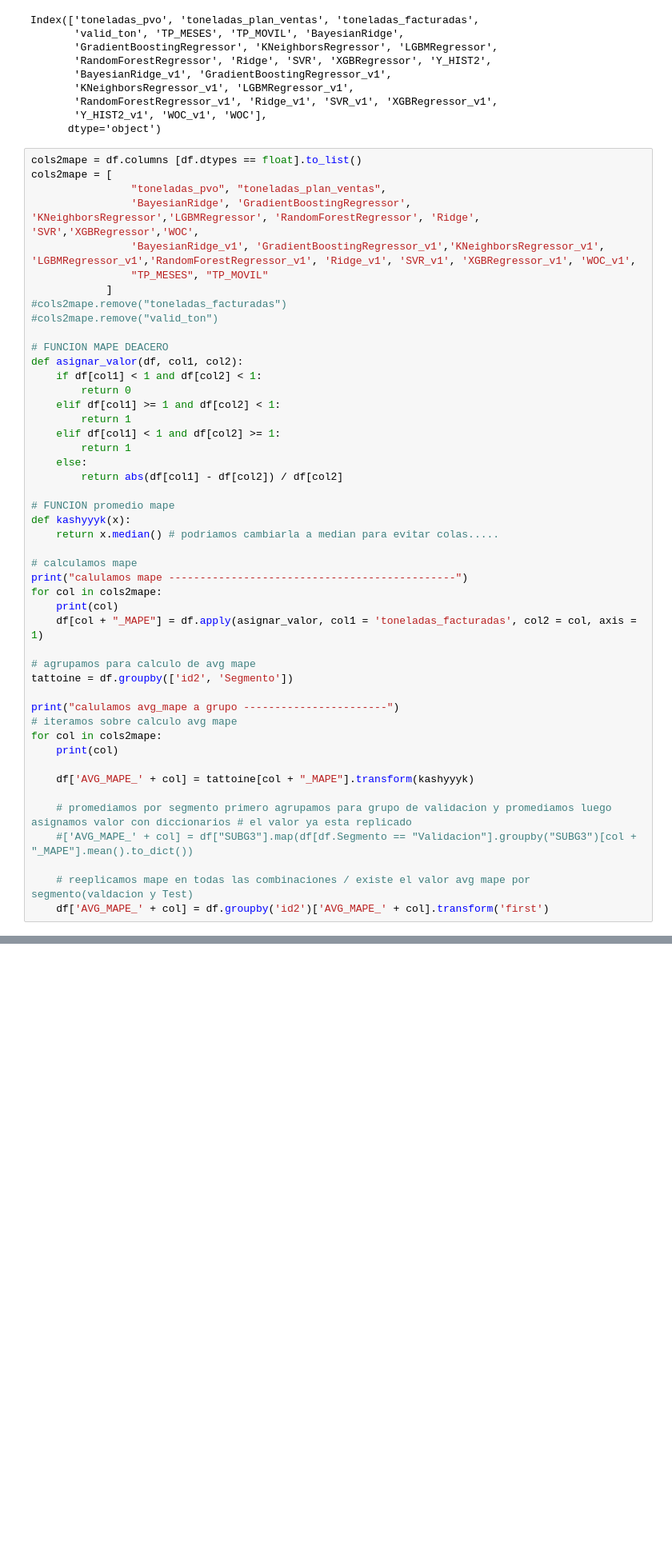
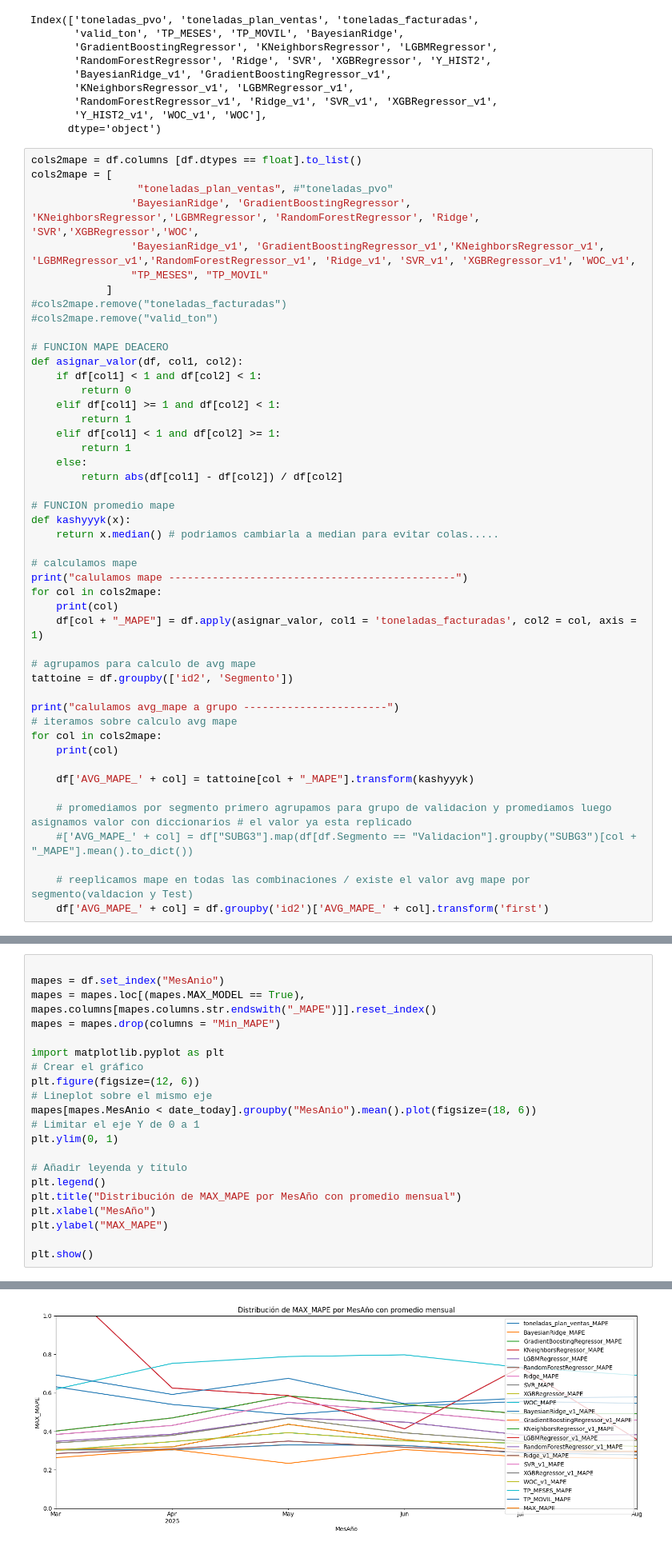
Before and after one commit to adojedar/demanda2, a Jupyter notebook: POP_BQ.ipynb, the cells around one changed output, grey strips where cells are left out. Shown: that part at 80% size. Drawn from its saved outputs; the diff is of its cells as text; blank space fills up the shorter version.

```diff
--- a/POP_BQ.ipynb
+++ b/POP_BQ.ipynb
@@ -350,7 +337,7 @@ Index(['toneladas_pvo', 'toneladas_plan_ventas', 'toneladas_facturadas',
 # %%
 cols2mape = df.columns [df.dtypes == float].to_list()
 cols2mape = [
-                "toneladas_pvo", "toneladas_plan_ventas",
+                 "toneladas_plan_ventas", #"toneladas_pvo"
                 'BayesianRidge', 'GradientBoostingRegressor', 'KNeighborsRegressor','LGBMRegressor', 'RandomForestRegressor', 'Ridge', 'SVR','XGBRegressor','WOC',
                 'BayesianRidge_v1', 'GradientBoostingRegressor_v1','KNeighborsRegressor_v1', 'LGBMRegressor_v1','RandomForestRegressor_v1', 'Ridge_v1', 'SVR_v1', 'XGBRegressor_v1', 'WOC_v1',
                 "TP_MESES", "TP_MOVIL"
@@ -412,3 +399,25 @@ XGBRegressor_v1
 WOC_v1
 TP_MESES
 TP_MOVIL
+# %%
+
+mapes = df.set_index("MesAnio")
+mapes = mapes.loc[(mapes.MAX_MODEL == True), mapes.columns[mapes.columns.str.endswith("_MAPE")]].reset_index()
+mapes = mapes.drop(columns = "Min_MAPE")
+
+import matplotlib.pyplot as plt
+# Crear el gráfico
+plt.figure(figsize=(12, 6))
+# Lineplot sobre el mismo eje
+mapes[mapes.MesAnio < date_today].groupby("MesAnio").mean().plot(figsize=(18, 6))
+# Limitar el eje Y de 0 a 1
+plt.ylim(0, 1)
+
+# Añadir leyenda y título
+plt.legend()
+plt.title("Distribución de MAX_MAPE por MesAño con promedio mensual")
+plt.xlabel("MesAño")
+plt.ylabel("MAX_MAPE")
+
+plt.show()
+# %% [output]
@@ -415,2 +425,3 @@ TP_MOVIL
+[figure, added]
 # %%
 df = df.reset_index(drop = True)
```
Also changed, not shown: parts of 24 cells of this notebook.
